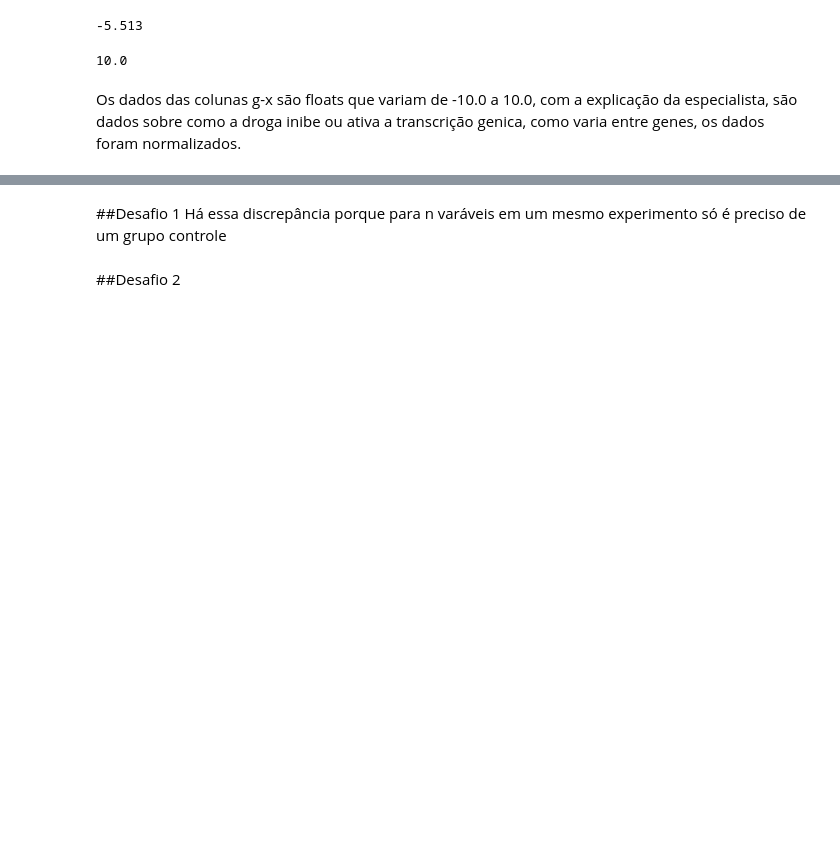
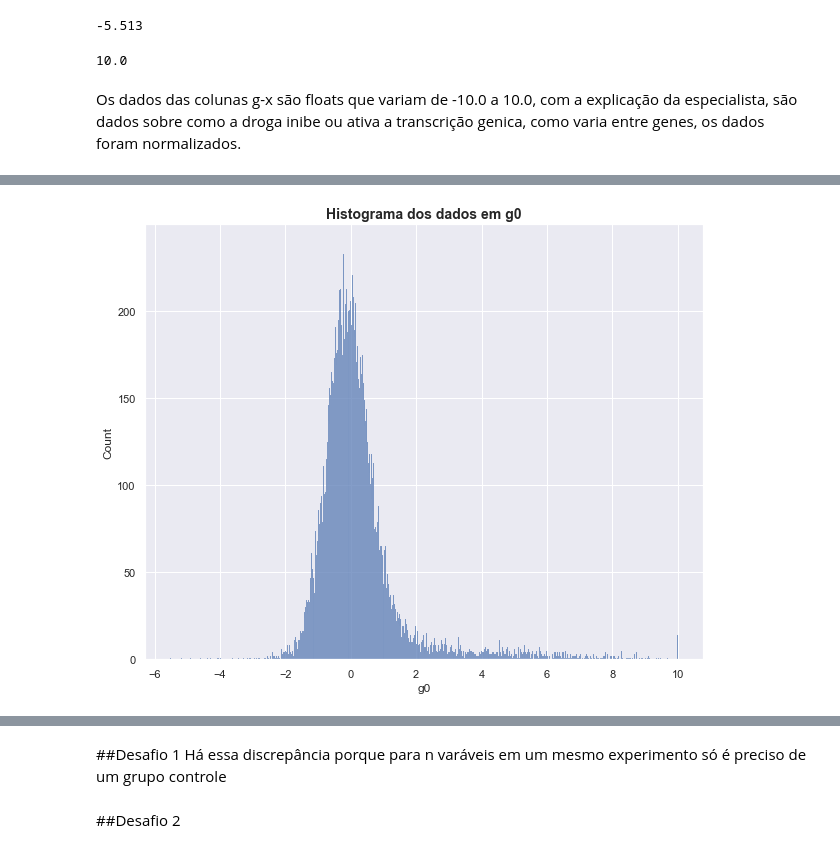
Before and after one commit to ViniciusPerillo/Imersao-Dados-3-Alura, a Jupyter notebook: aula-1.ipynb, the cells around one changed output, grey strips where cells are left out. Saved outputs shown, nothing was run; the diff lists cells and outputs as text; code cells hidden in the pictures; blank space fills up the shorter version.

```diff
--- a/aula-1.ipynb
+++ b/aula-1.ipynb
@@ -110,0 +139,7 @@ Os dados das colunas g-x são floats que variam de -10.0 a 10.0, com a explicaç
+# %%
+plt.figure(figsize=(10,8))
+ax = sns.histplot(x= 'g0', data=dados, bins=1000)
+ax.set_title('Histograma dos dados em g0', fontdict= {'fontsize': 14, 'fontweight': 'bold'})
+plt.show()
+# %% [output]
+[figure, added]
```
Also changed, not shown: parts of 12 cells of this notebook.
